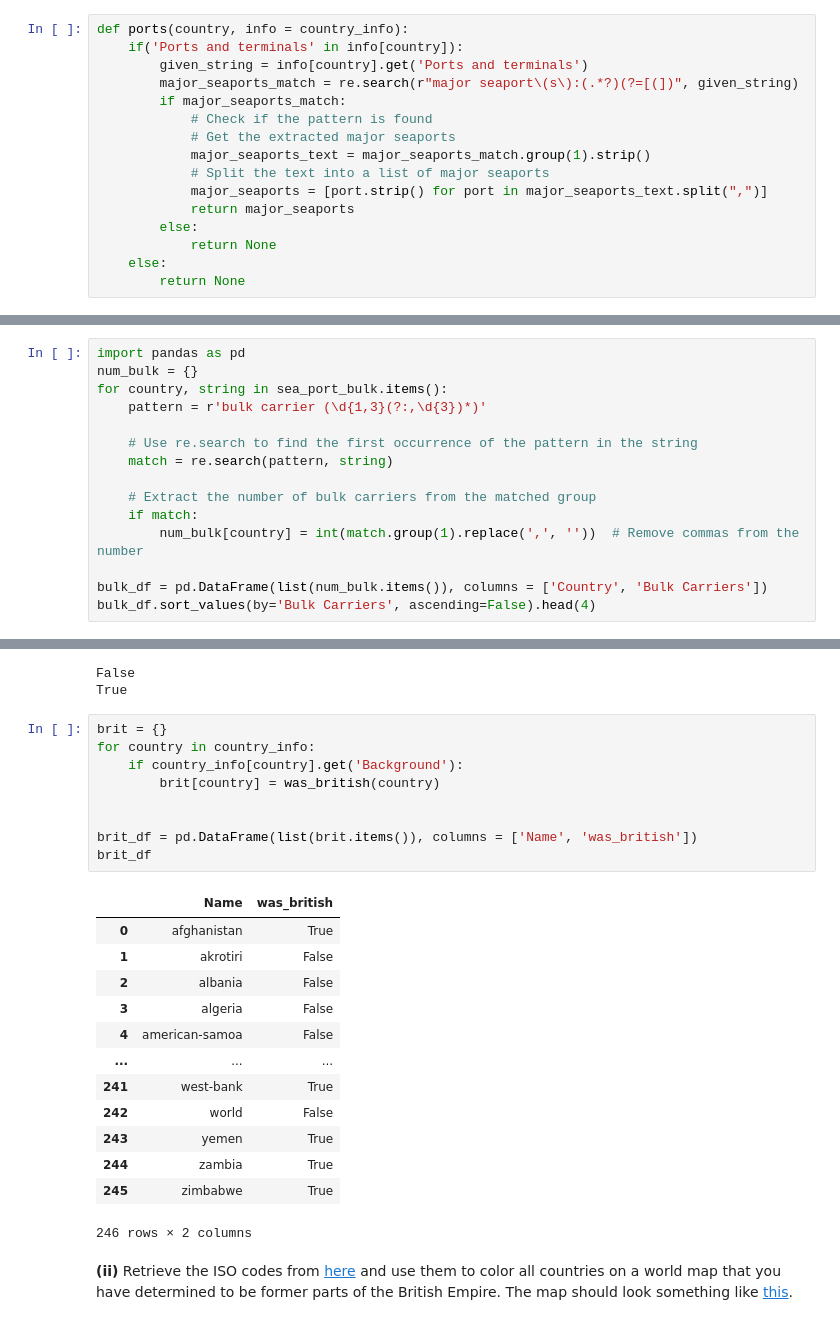
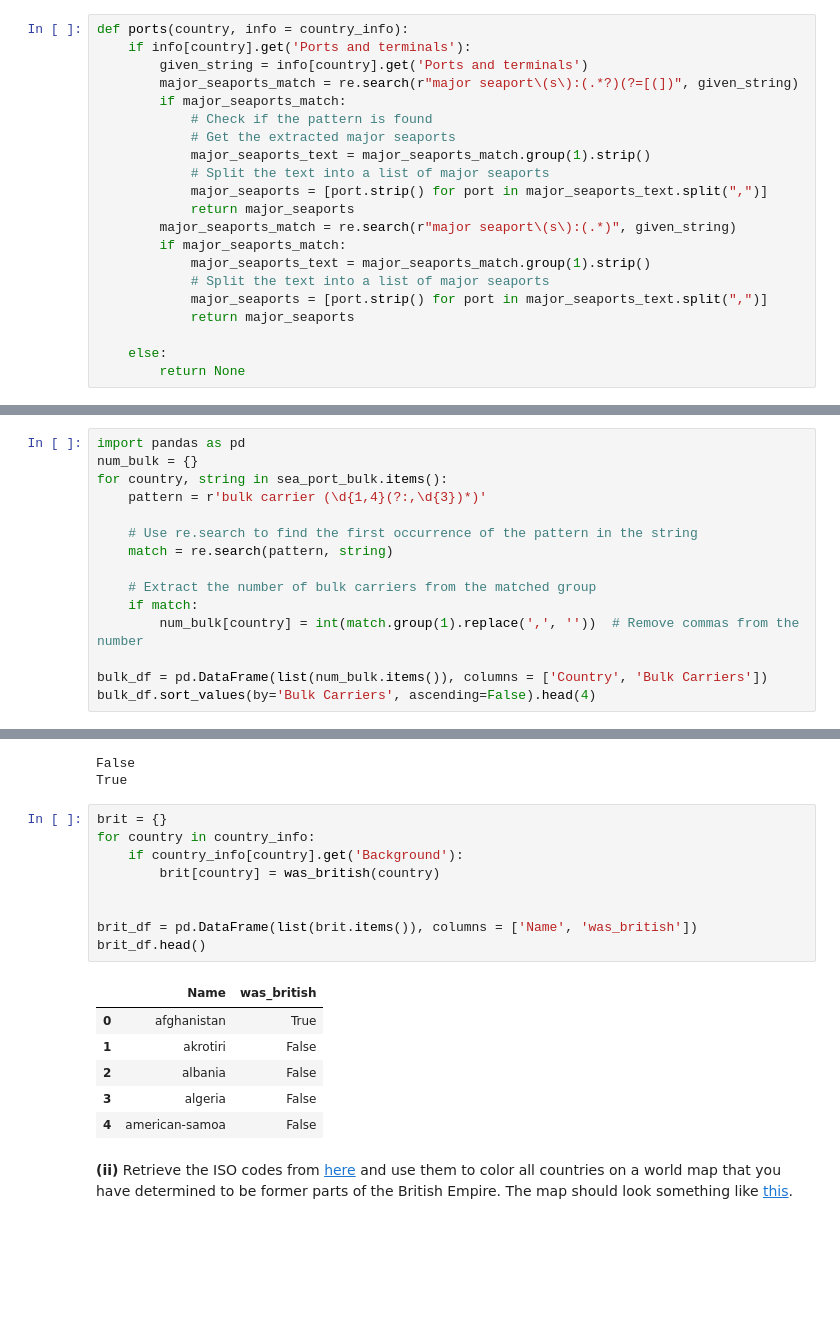
Before and after one commit to AlanPhan1999/Stat220, a Jupyter notebook: Homework/hw4.ipynb, the cells around one changed output, grey strips where cells are left out. Saved outputs shown, nothing was run; the diff lists cells and outputs as text; blank space fills up the shorter version.

````diff
--- a/Homework/hw4.ipynb
+++ b/Homework/hw4.ipynb
@@ -123,7 +123,7 @@ ports('United States')
 ```
 # %%
 def ports(country, info = country_info):
-    if('Ports and terminals' in info[country]):
+    if info[country].get('Ports and terminals'):
         given_string = info[country].get('Ports and terminals')
         major_seaports_match = re.search(r"major seaport\(s\):(.*?)(?=[(])", given_string)
         if major_seaports_match:
@@ -133,8 +133,13 @@ def ports(country, info = country_info):
             # Split the text into a list of major seaports
             major_seaports = [port.strip() for port in major_seaports_text.split(",")]
             return major_seaports
-        else:
-            return None
+        major_seaports_match = re.search(r"major seaport\(s\):(.*)", given_string)
+        if major_seaports_match:
+            major_seaports_text = major_seaports_match.group(1).strip()
+            # Split the text into a list of major seaports
+            major_seaports = [port.strip() for port in major_seaports_text.split(",")]
+            return major_seaports
+
     else:
         return None
 # %% [markdown]
@@ -251,7 +233,7 @@ for country in seaport_countries:
 import pandas as pd
 num_bulk = {}
 for country, string in sea_port_bulk.items():
-    pattern = r'bulk carrier (\d{1,3}(?:,\d{3})*)'
+    pattern = r'bulk carrier (\d{1,4}(?:,\d{3})*)'
 
     # Use re.search to find the first occurrence of the pattern in the string
     match = re.search(pattern, string)
@@ -325,26 +310,19 @@ True
 # %%
 brit = {}
 for country in country_info:
     if country_info[country].get('Background'):
         brit[country] = was_british(country)
 
 
 brit_df = pd.DataFrame(list(brit.items()), columns = ['Name', 'was_british'])
-brit_df
+brit_df.head()
 # %% [output]
 |  | Name | was_british |
 | 0 | afghanistan | True |
 | 1 | akrotiri | False |
 | 2 | albania | False |
 | 3 | algeria | False |
 | 4 | american-samoa | False |
-| ... | ... | ... |
-| 241 | west-bank | True |
-| 242 | world | False |
-| 243 | yemen | True |
-| 244 | zambia | True |
-| 245 | zimbabwe | True |
-246 rows × 2 columns
 # %% [markdown]
 __(ii)__ Retrieve the ISO codes from [here](https://www.cia.gov/the-world-factbook/references/country-data-codes/) and use them to color all countries on a world map that you have determined to be former parts of the British Empire. The map should look something like [this](https://en.wikipedia.org/wiki/British_Empire#/media/File:The_British_Empire_5.png).
 # %%
````
Also changed, not shown: parts of 13 cells of this notebook, 6 other files.
